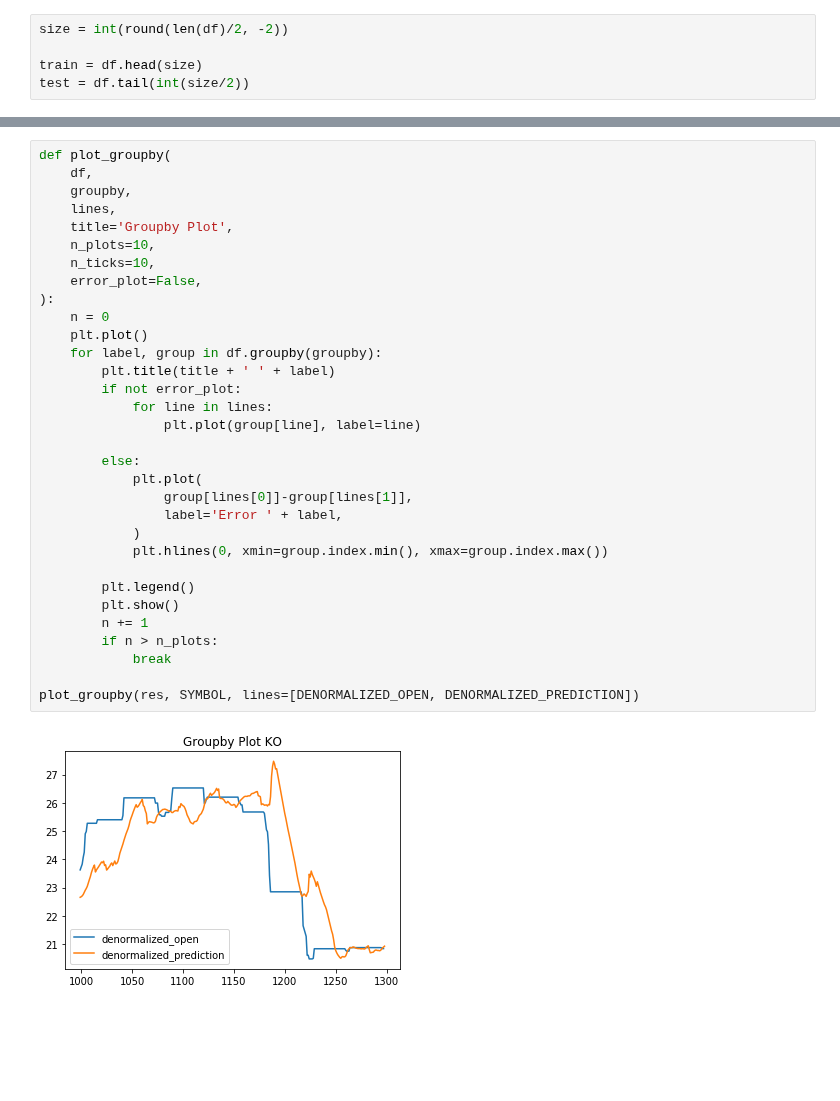
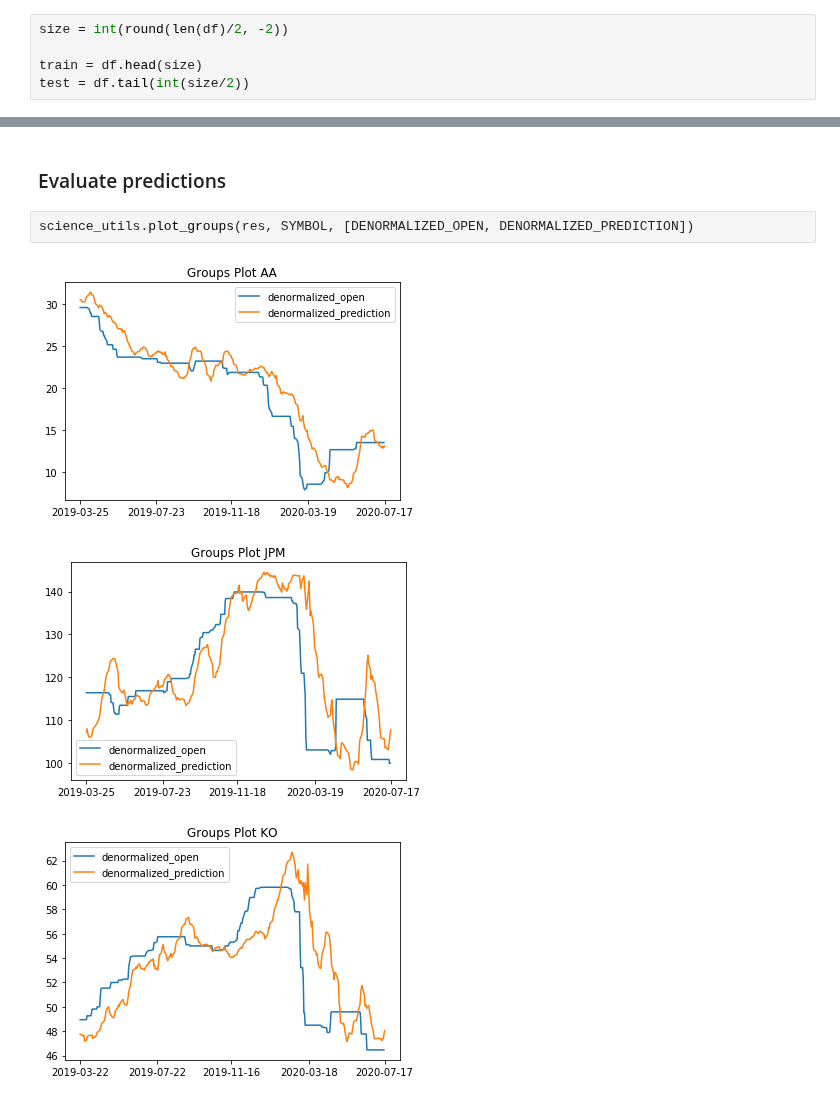
Before and after one commit to rbetzler/fun-times-in-python, a Jupyter notebook: finance/science/exploration/20200722_lstm.ipynb, the cells around one changed output, grey strips where cells are left out. Cells and saved outputs as stored; diff of their text form; blank space fills up the shorter version.

```diff
--- a/finance/science/exploration/20200722_lstm.ipynb
+++ b/finance/science/exploration/20200722_lstm.ipynb
@@ -220,34 +213,8 @@ res.head()
-# %%
-def plot_groupby(
-    df,
-    groupby,
-    lines,
-    title='Groupby Plot',
-    n_plots=10,
-    n_ticks=10,
-    error_plot=False,
-):
-    n = 0
-    plt.plot()
-    for label, group in df.groupby(groupby):
-        plt.title(title + ' ' + label)
-        if not error_plot:
-            for line in lines:
-                plt.plot(group[line], label=line)
-
-        else:
-            plt.plot(
-                group[lines[0]]-group[lines[1]],
-                label='Error ' + label,
-            )
-            plt.hlines(0, xmin=group.index.min(), xmax=group.index.max())
-
-        plt.legend()
-        plt.show()
-        n += 1
-        if n > n_plots:
-            break
-
-plot_groupby(res, SYMBOL, lines=[DENORMALIZED_OPEN, DENORMALIZED_PREDICTION])
-# %% [output]
-[figure, removed]
+# %% [markdown]
+### Evaluate predictions
+# %%
+science_utils.plot_groups(res, SYMBOL, [DENORMALIZED_OPEN, DENORMALIZED_PREDICTION])
+# %% [output]
+[figure, added]
+[figure, added]
+[figure, added]
```
Also changed, not shown: parts of 12 cells of this notebook.
